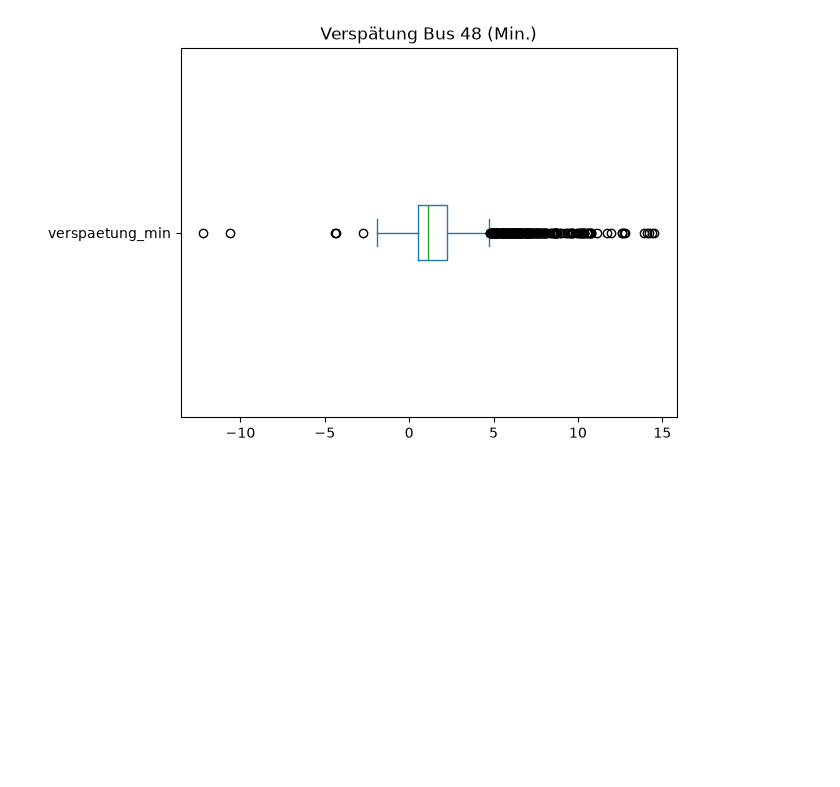
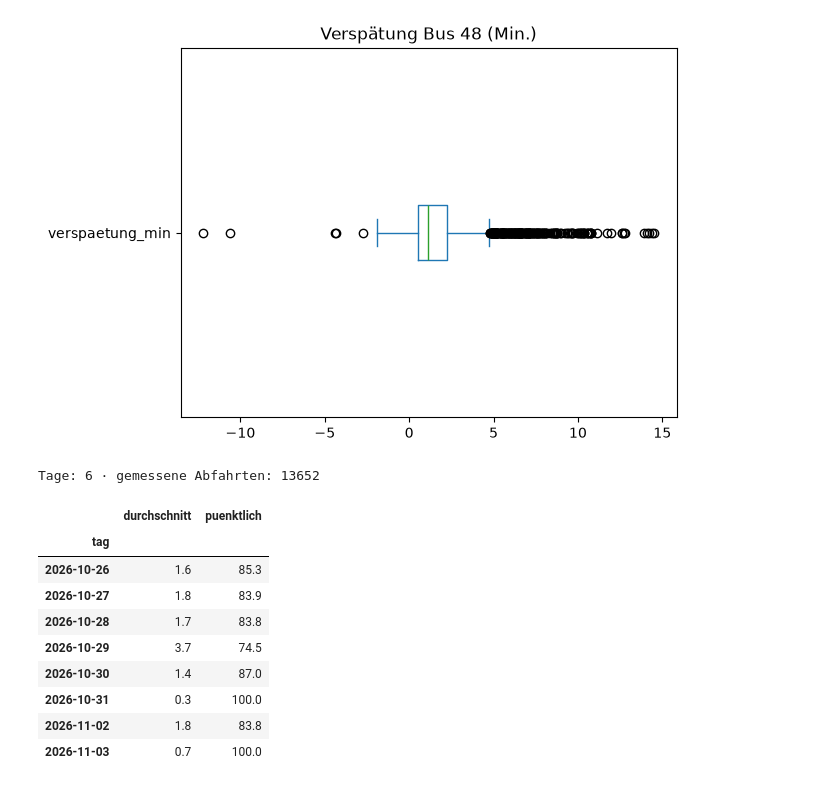
Before and after one commit to SJC929/Pendler, a Jupyter notebook: ml/05_delay_explore.ipynb, the cells around one changed output. Drawn from its saved outputs; the diff is of its cells as text; code cells hidden in the pictures; blank space fills up the shorter version.

```diff
--- a/ml/05_delay_explore.ipynb
+++ b/ml/05_delay_explore.ipynb
@@ -71,3 +71,40 @@ gemessen["verspaetung_min"].plot.box(vert=False, title="Verspätung Bus 48 (Min.
 plt.show()
 # %% [output]
 [figure]
+# %%
+from pathlib import Path
+
+dateien = sorted(Path("data/linie").glob("*_linie_48.csv"))
+alle = pd.concat([pd.read_csv(p, dtype=str) for p in dateien])
+
+gemessen = alle[alle["AB_PROGNOSE_STATUS"] == "REAL"].copy()
+gemessen["geplant"] = pd.to_datetime(gemessen["ABFAHRTSZEIT"], format="mixed", dayfirst=True)
+gemessen["tatsaechlich"] = pd.to_datetime(gemessen["AB_PROGNOSE"], format="mixed", dayfirst=True)
+gemessen["verspaetung_min"] = (gemessen["tatsaechlich"] - gemessen["geplant"]).dt.total_seconds() / 60
+
+# Messfehler weglassen (mehr als 2 Min. zu früh ist für einen Bus unrealistisch)
+gemessen = gemessen[gemessen["verspaetung_min"] >= -2]
+
+gemessen["tag"] = pd.to_datetime(gemessen["BETRIEBSTAG"], format="%d.%m.%Y").dt.date
+gemessen["stunde"] = gemessen["geplant"].dt.hour
+
+print("Tage:", len(dateien), "· gemessene Abfahrten:", len(gemessen))
+# %% [output]
+Tage: 6 · gemessene Abfahrten: 13652
+# %%
+pro_tag = gemessen.groupby("tag")["verspaetung_min"].agg(
+    durchschnitt="mean",
+    puenktlich=lambda v: (v < 3).mean() * 100,
+).round(1)
+pro_tag
+# %% [output]
+|  | durchschnitt | puenktlich |
+| tag |  |  |
+| 2026-10-26 | 1.6 | 85.3 |
+| 2026-10-27 | 1.8 | 83.9 |
+| 2026-10-28 | 1.7 | 83.8 |
+| 2026-10-29 | 3.7 | 74.5 |
+| 2026-10-30 | 1.4 | 87.0 |
+| 2026-10-31 | 0.3 | 100.0 |
+| 2026-11-02 | 1.8 | 83.8 |
+| 2026-11-03 | 0.7 | 100.0 |
```
Also changed, not shown: parts of 2 cells of this notebook.
